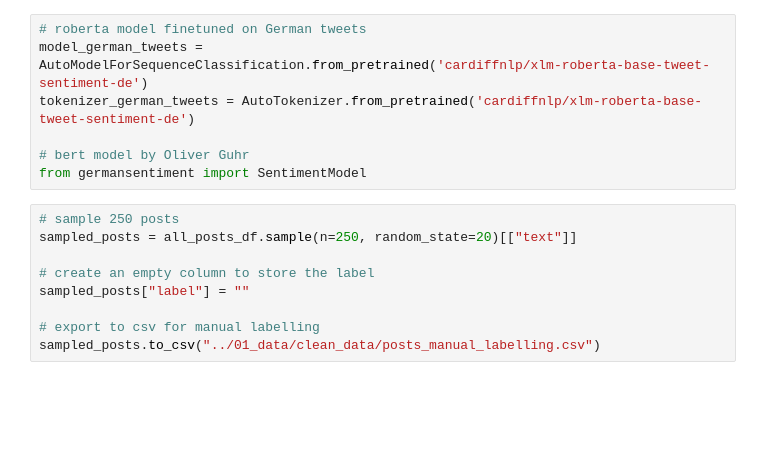
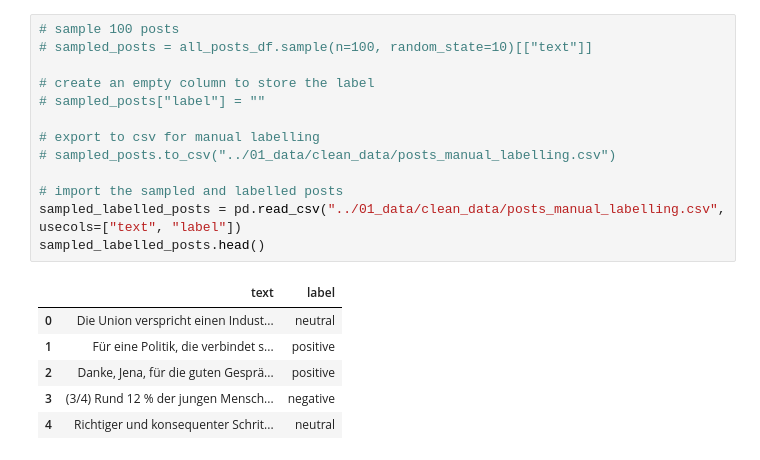
Before and after one commit to MaximilianWeiland/SMDA_Final_Project, a Jupyter notebook: 03_sentiment_classification/validation.ipynb, the cells around one changed output. Saved outputs shown, nothing was run; the diff lists cells and outputs as text; blank space fills up the shorter version.

```diff
--- a/03_sentiment_classification/validation.ipynb
+++ b/03_sentiment_classification/validation.ipynb
@@ -17,16 +27,20 @@ tokenizer_german_general = AutoTokenizer.from_pretrained('ssary/XLM-RoBERTa-Germ
-# %%
-# roberta model finetuned on German tweets
-model_german_tweets = AutoModelForSequenceClassification.from_pretrained('cardiffnlp/xlm-roberta-base-tweet-sentiment-de')
-tokenizer_german_tweets = AutoTokenizer.from_pretrained('cardiffnlp/xlm-roberta-base-tweet-sentiment-de')
-
-# bert model by Oliver Guhr
-from germansentiment import SentimentModel
 # %%
-# sample 250 posts
-sampled_posts = all_posts_df.sample(n=250, random_state=20)[["text"]]
+# sample 100 posts
+# sampled_posts = all_posts_df.sample(n=100, random_state=10)[["text"]]
 
 # create an empty column to store the label
-sampled_posts["label"] = ""
+# sampled_posts["label"] = ""
 
 # export to csv for manual labelling
-sampled_posts.to_csv("../01_data/clean_data/posts_manual_labelling.csv")
+# sampled_posts.to_csv("../01_data/clean_data/posts_manual_labelling.csv")
+
+# import the sampled and labelled posts
+sampled_labelled_posts = pd.read_csv("../01_data/clean_data/posts_manual_labelling.csv", usecols=["text", "label"])
+sampled_labelled_posts.head()
+# %% [output]
+|  | text | label |
+| 0 | Die Union verspricht einen Indust... | neutral |
+| 1 | Für eine Politik, die verbindet s... | positive |
+| 2 | Danke, Jena, für die guten Gesprä... | positive |
+| 3 | (3/4) Rund 12 % der jungen Mensch... | negative |
+| 4 | Richtiger und konsequenter Schrit... | neutral |
```
Also changed, not shown: parts of 8 cells of this notebook, 3 other files.
